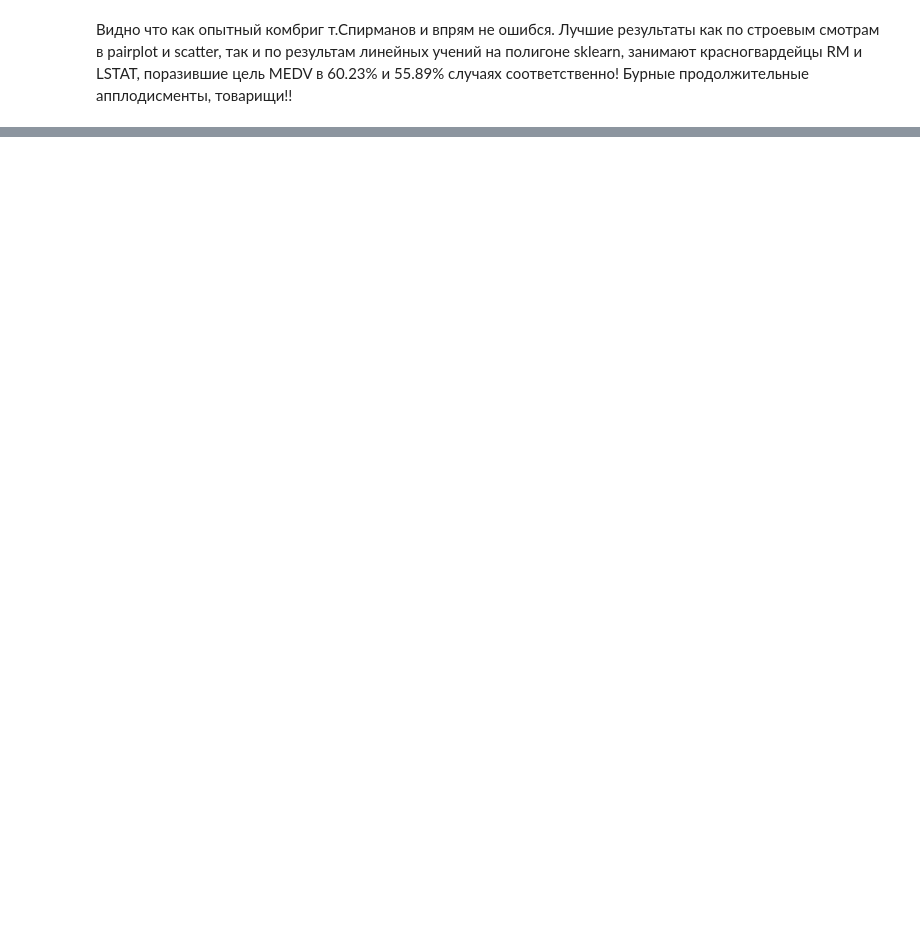
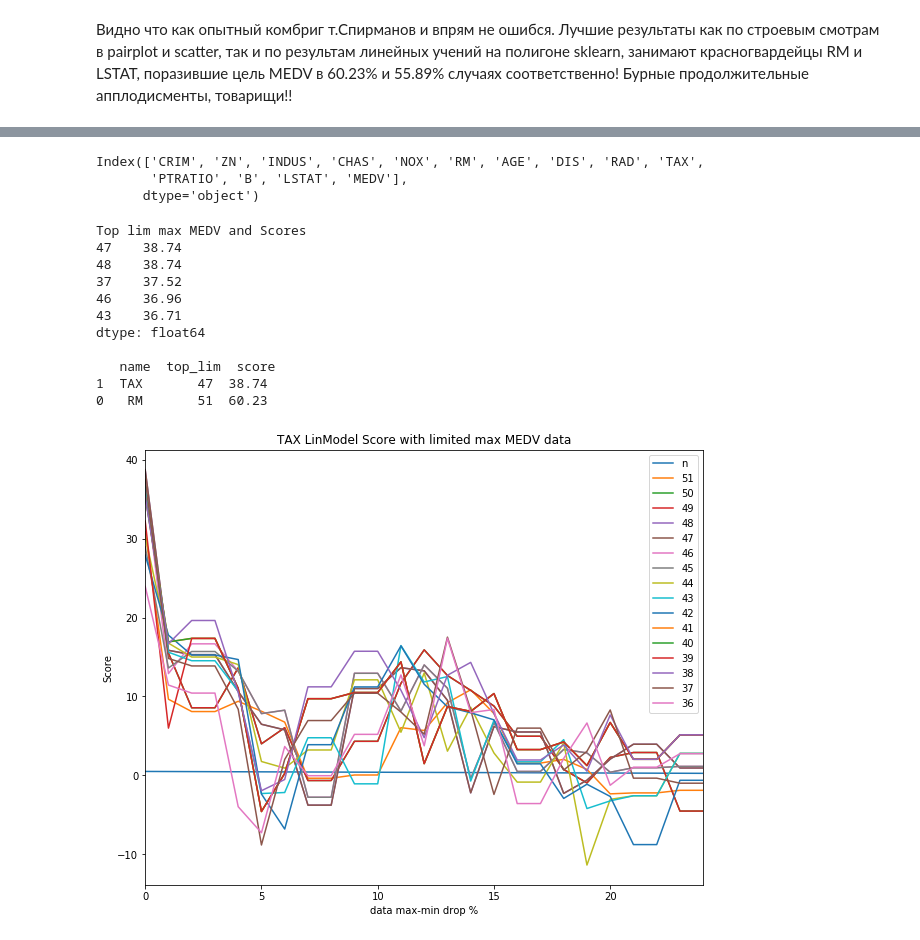
Before and after one commit to AlexeyUdod/dvp, a Jupyter notebook: dvp_hw2.ipynb, the cells around one changed output, grey strips where cells are left out. Cells and saved outputs as stored; diff of their text form; code cells hidden in the pictures; blank space fills up the shorter version.

```diff
--- a/dvp_hw2.ipynb
+++ b/dvp_hw2.ipynb
@@ -261,0 +285,41 @@ dtype: float64
+# %%
+ def medv_lim_max(data1,i):
+  # data1 = data
+  model = LinearRegression()
+  ns = [x/100 for x in range(50,25,-1)]
+  level1 = 48
+  test_result = {'n':ns}
+  # i = 'LSTAT'
+  for level1 in range(51, 35, -1):
+
+    test_list = []
+
+    if len(data[i].unique()) < 10:
+      continue
+    for n in ns:
+        x_train, x_test, y_train, y_test = train_test_split(
+            np.array(data1[i][(data1[i] > data1[i].quantile(0.5 - n))&(data1[i] < data1[i].quantile(0.5 + n))&(data1.MEDV < level1)]).reshape(-1,1),
+            np.array(data1.MEDV[(data1[i] > data1[i].quantile(0.5 - n))&(data1[i] < data1[i].quantile(0.5 + n))&(data1.MEDV < level1)]).reshape(-1,1),
+            test_size=0.3,
+            random_state=1)
+        model.fit(x_train, y_train)
+        y_pred = model.predict(x_test)
+        result = round(model.score(x_test, y_test) * 100, 2)
+        drop_per = round((0.5-n)*200,2)
+        test_list.append(result)
+        # print(f'линейная модель по {i} (отбрасываем {drop_per}% мин. и макс. значений) имеет точность {result}%')
+    test_result[level1] = test_list
+    # print('\n')
+  test_results = pd.DataFrame(test_result)
+  test_results.plot()
+  plt.xlabel('data max-min drop %')
+  plt.ylabel('Score')
+  plt.title(f'{i} LinModel Score with limited max MEDV data')
+  print('Top lim max MEDV and Scores')
+  plt.gcf().set_size_inches(10,8)
+  print(test_results.max().sort_values(ascending=False).head(5))
+  max_result = test_results.max().sort_values(ascending=False).head(1)
+  return pd.DataFrame({'name':[i], 'top_lim':[max_result.index[0]], 'score':[max_result.loc[max_result.index[0]]]})
+# %%
+max_results = medv_lim_max(data, 'RM')
+print(max_results.sort_values('top_lim'))
@@ -261,0 +337,22 @@ dtype: float64
+# %%
+data.columns
+# %% [output]
+Index(['CRIM', 'ZN', 'INDUS', 'CHAS', 'NOX', 'RM', 'AGE', 'DIS', 'RAD', 'TAX',
+       'PTRATIO', 'B', 'LSTAT', 'MEDV'],
+      dtype='object')
+# %%
+max_results = max_results.append(medv_lim_max(data, 'TAX'),ignore_index=True)
+print('\n', max_results.sort_values('score'), '\n')
+# %% [output]
+Top lim max MEDV and Scores
+47    38.74
+48    38.74
+37    37.52
+46    36.96
+43    36.71
+dtype: float64
+
+   name  top_lim  score
+1  TAX       47  38.74
+0   RM       51  60.23
+[figure, added]
```
Also changed, not shown: parts of 28 cells of this notebook.
